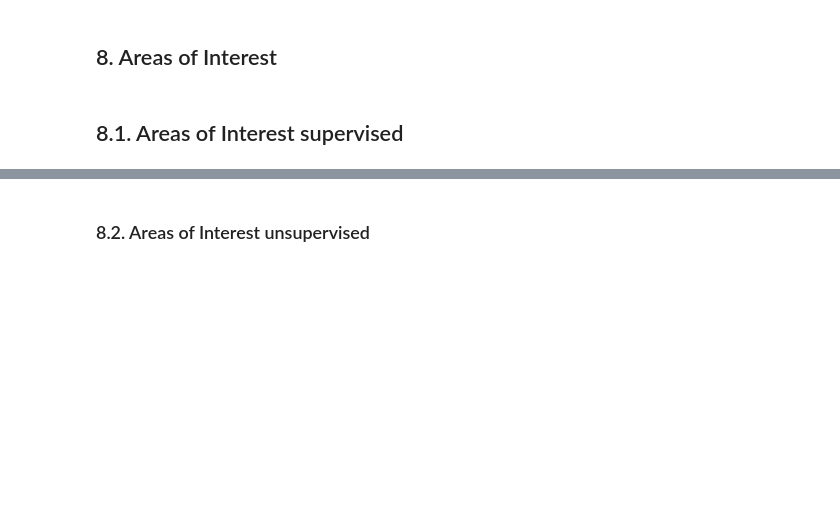
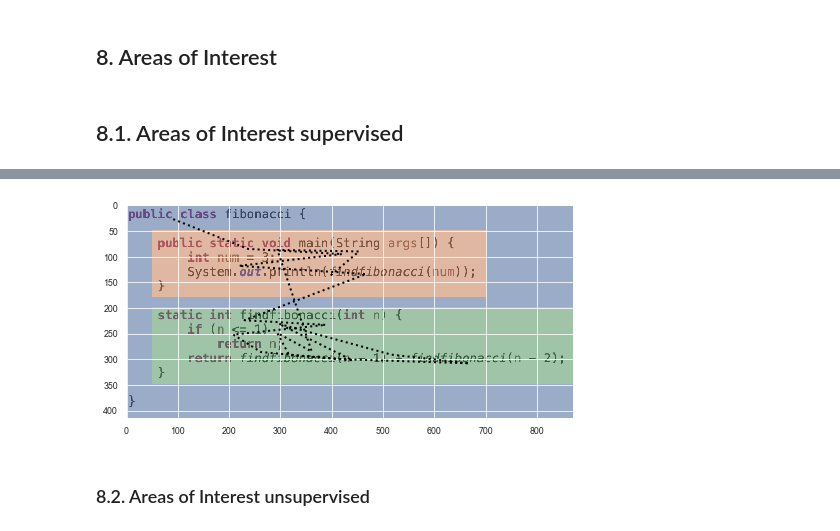
Before and after one commit to brains-on-code/REyeker, a Jupyter notebook: REyeker-DataAnalyses-Python/rEYEker_Pipeline.ipynb, the cells around one changed output, grey strips where cells are left out. Drawn from its saved outputs; the diff is of its cells as text; code cells hidden in the pictures; blank space fills up the shorter version.

```diff
--- a/REyeker-DataAnalyses-Python/rEYEker_Pipeline.ipynb
+++ b/REyeker-DataAnalyses-Python/rEYEker_Pipeline.ipynb
@@ -729,7 +729,17 @@ print(len())
 # %%
 fig, ax = plt.subplots(figsize=(8,8))
+
+im = image_array[0].copy()
+
+
+for height in range(im.shape[0]):
+    for width in range(im.shape[1]):
+        im[height, width] = 0.4 * im[height, width] + 0.6 * colors[aoi_mask[height, width]]
+
 ax.imshow(im)
 ax.plot(x, y, ':', linewidth=2, color='black');
+# %% [output]
+[figure, added]
 # %% [markdown]
 <h3>8.2. Areas of Interest unsupervised</h3>
 # %% [markdown]
```
Also changed, not shown: parts of 8 cells of this notebook.
